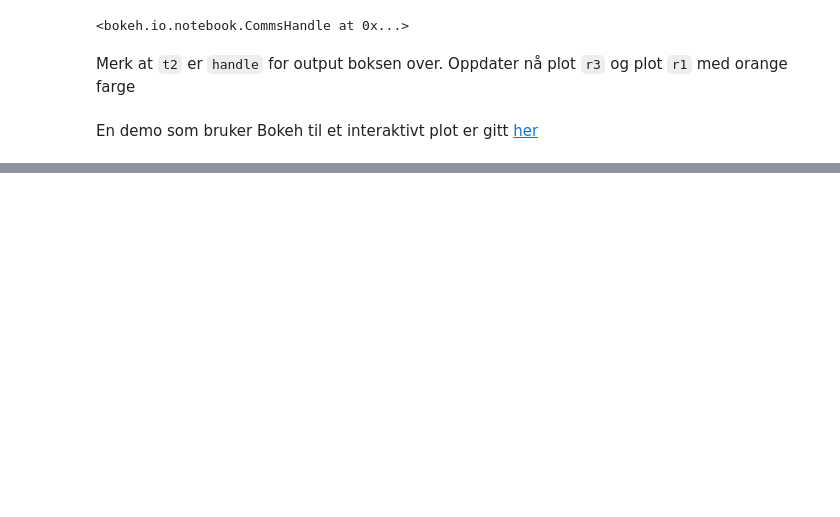
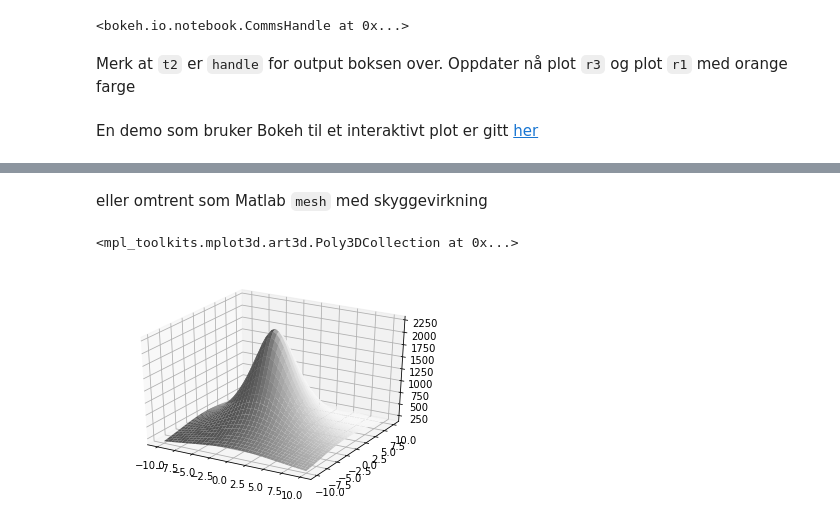
Before and after one commit to mikaem/MEK1100, a Jupyter notebook: notebooks/kapittel3-Gjevik.ipynb, the cells around one changed output, grey strips where cells are left out. Saved outputs shown, nothing was run; the diff lists cells and outputs as text; code cells hidden in the pictures; blank space fills up the shorter version.

```diff
--- a/notebooks/kapittel3-Gjevik.ipynb
+++ b/notebooks/kapittel3-Gjevik.ipynb
@@ -238,0 +749,9 @@ En demo som bruker Bokeh til et interaktivt plot er gitt [her](bokeh-interactive
+# %% [markdown]
+eller omtrent som Matlab `mesh` med skyggevirkning
+# %%
+fig = plt.figure()
+ax = fig.add_subplot(111, projection="3d")
+ax.plot_surface(x, y, h, rstride=1, cstride=1, color="w", linewidth=0.1)
+# %% [output]
+<mpl_toolkits.mplot3d.art3d.Poly3DCollection at 0x...>
+[figure, added]
```
Also changed, not shown: parts of 134 cells of this notebook, 7 other files.
